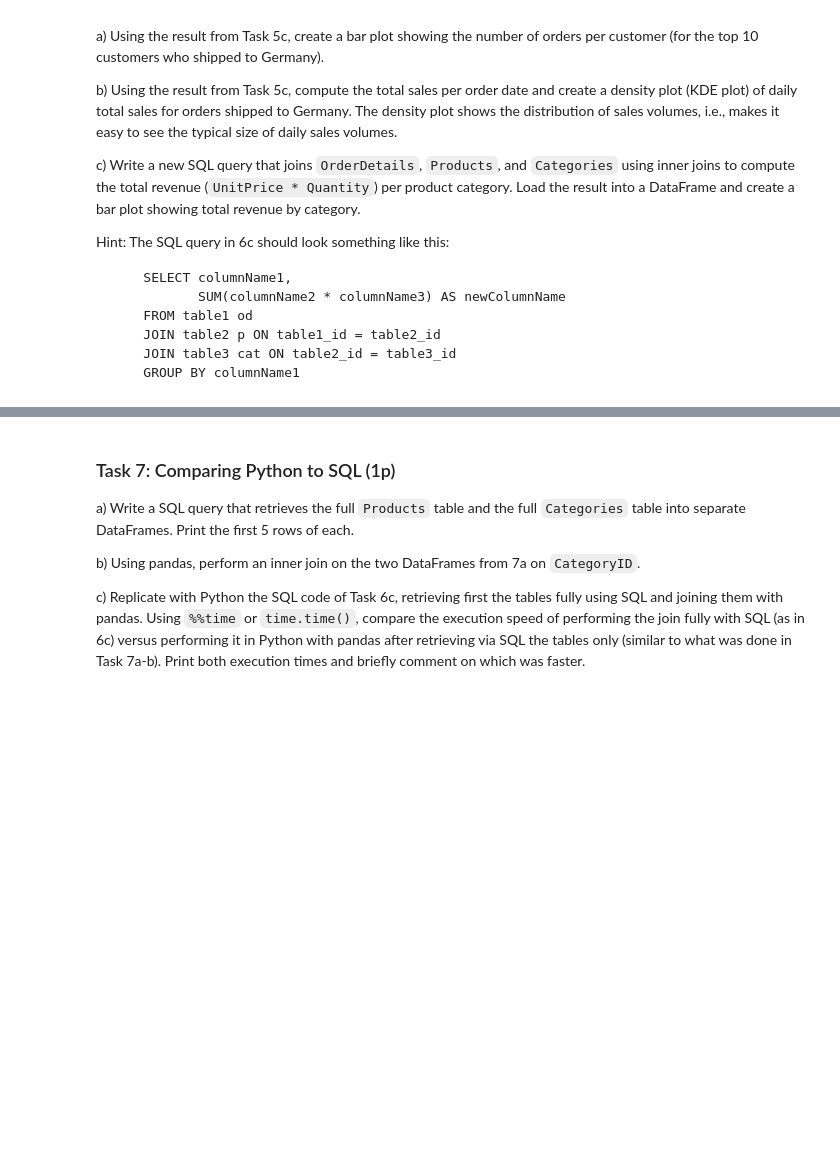
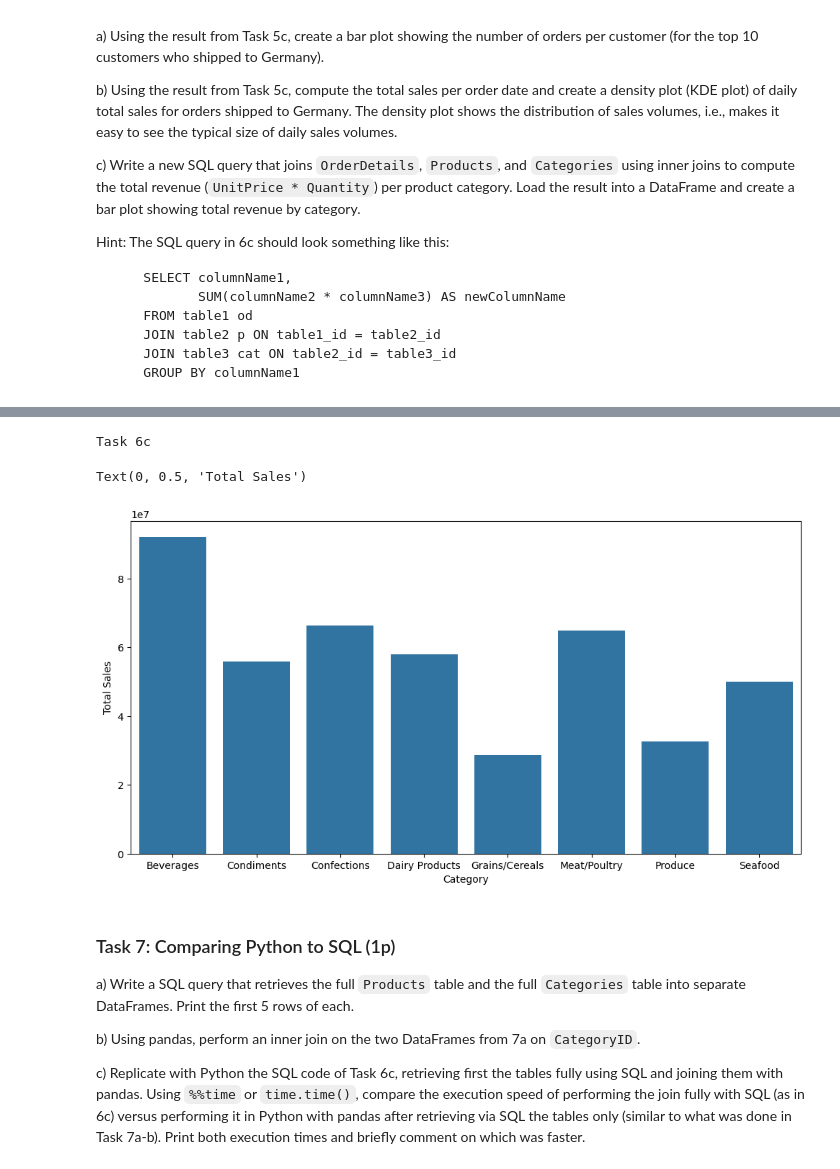
Before and after one commit to Tuandinh-projects/Python2026, a Jupyter notebook: assignment/assignment2/assignment2.ipynb, the cells around one changed output, grey strips where cells are left out. Cells and saved outputs as stored; diff of their text form; code cells hidden in the pictures; blank space fills up the shorter version.

```diff
--- a/assignment/assignment2/assignment2.ipynb
+++ b/assignment/assignment2/assignment2.ipynb
@@ -451,3 +482,28 @@ Hint: The SQL query in 6c should look something like this:
+# %%
+print("Task 6c")
+
+# Using query to extract the data frame
+sql_6c = """
+SELECT
+    cat.CategoryName,
+    SUM(od.UnitPrice * od.Quantity) AS TotalSales
+FROM "Order Details" od
+JOIN Products p ON od.ProductID = p.ProductID
+JOIN Categories cat ON p.CategoryID = cat.CategoryID
+GROUP BY cat.CategoryName;
+"""
+
+df_category_sales = pd.read_sql_query(sql_6c, northwind_data)
+
+# plot the bar chart for the data frame
+plt.figure(figsize=(12,6))
+sns.barplot(df_category_sales, x="CategoryName", y="TotalSales")
+plt.xlabel("Category")
+plt.ylabel("Total Sales")
+# %% [output]
+Task 6c
+Text(0, 0.5, 'Total Sales')
+[figure, added]
 # %% [markdown]
 ### Task 7: Comparing Python to SQL (1p)
 
```
Also changed, not shown: parts of 15 cells of this notebook, 3 other files.
